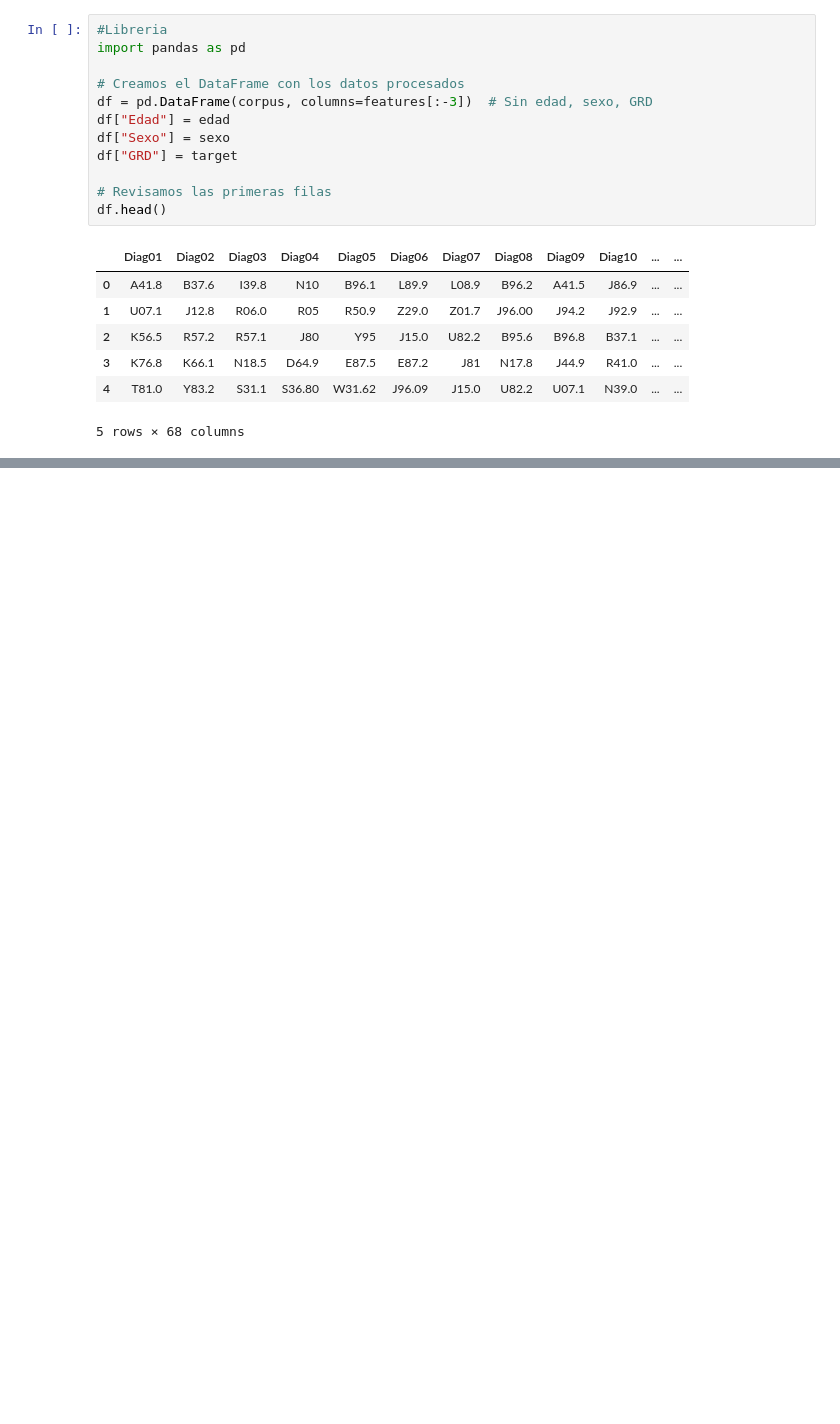
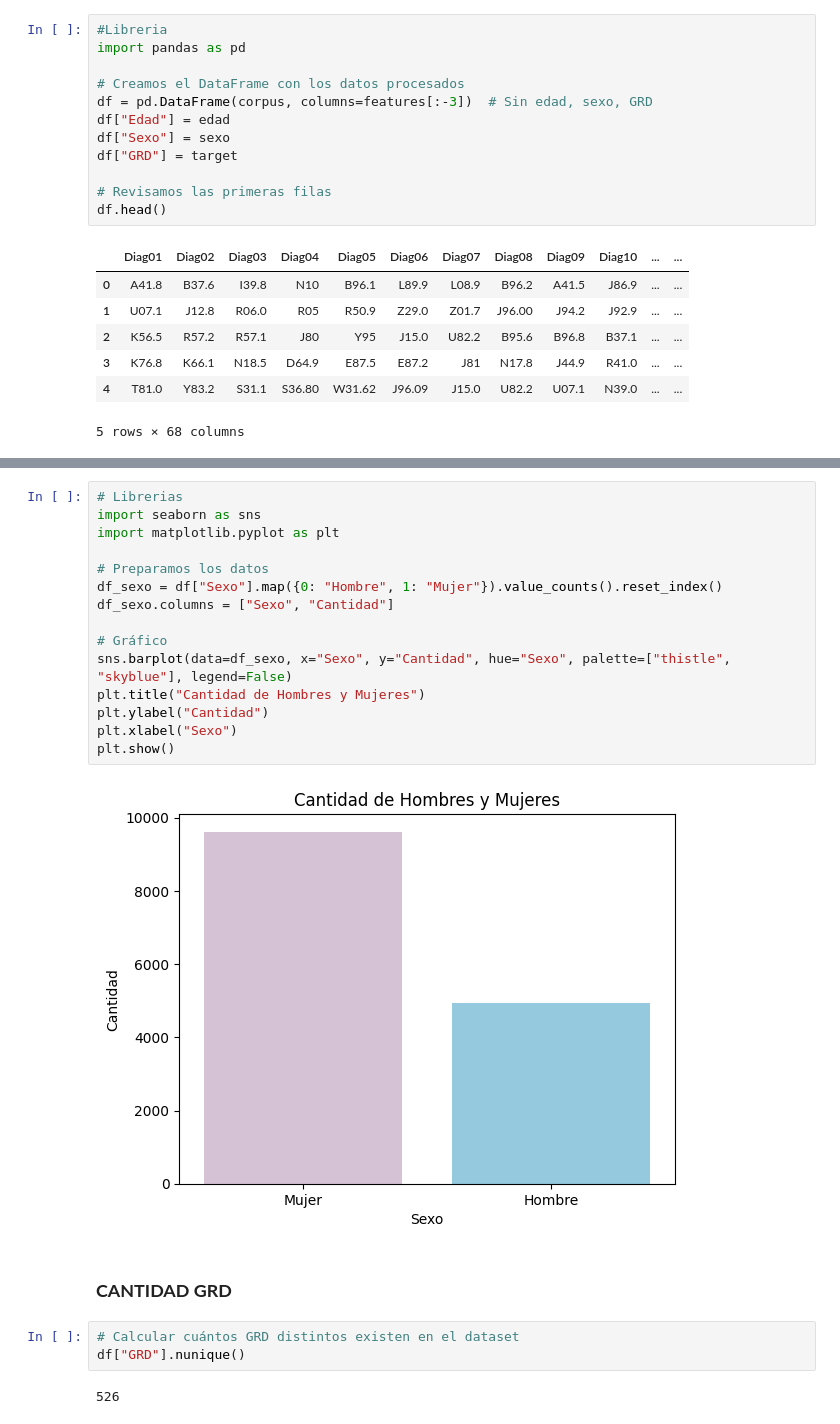
Before and after one commit to ntalme/Proyecto-Aprendizaje-de-Maquina, a Jupyter notebook: CodigoProyecto1.ipynb, the cells around one changed output, grey strips where cells are left out. Drawn from its saved outputs; the diff is of its cells as text; blank space fills up the shorter version.

```diff
--- a/CodigoProyecto1.ipynb
+++ b/CodigoProyecto1.ipynb
@@ -69,0 +137,24 @@ df.head()
+# %%
+# Librerias
+import seaborn as sns
+import matplotlib.pyplot as plt
+
+# Preparamos los datos
+df_sexo = df["Sexo"].map({0: "Hombre", 1: "Mujer"}).value_counts().reset_index()
+df_sexo.columns = ["Sexo", "Cantidad"]
+
+# Gráfico
+sns.barplot(data=df_sexo, x="Sexo", y="Cantidad", hue="Sexo", palette=["thistle", "skyblue"], legend=False)
+plt.title("Cantidad de Hombres y Mujeres")
+plt.ylabel("Cantidad")
+plt.xlabel("Sexo")
+plt.show()
+# %% [output]
+[figure, added]
+# %% [markdown]
+### **CANTIDAD GRD**
+# %%
+# Calcular cuántos GRD distintos existen en el dataset
+df["GRD"].nunique()
+# %% [output]
+526
```
Also changed, not shown: parts of 14 cells of this notebook.
